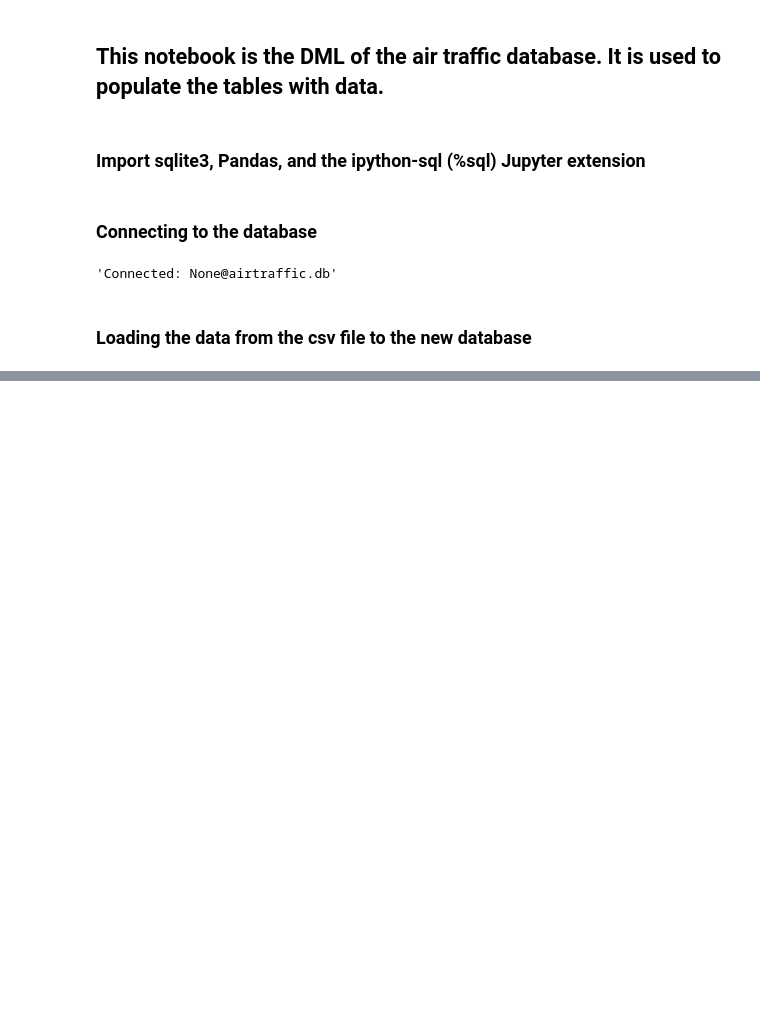
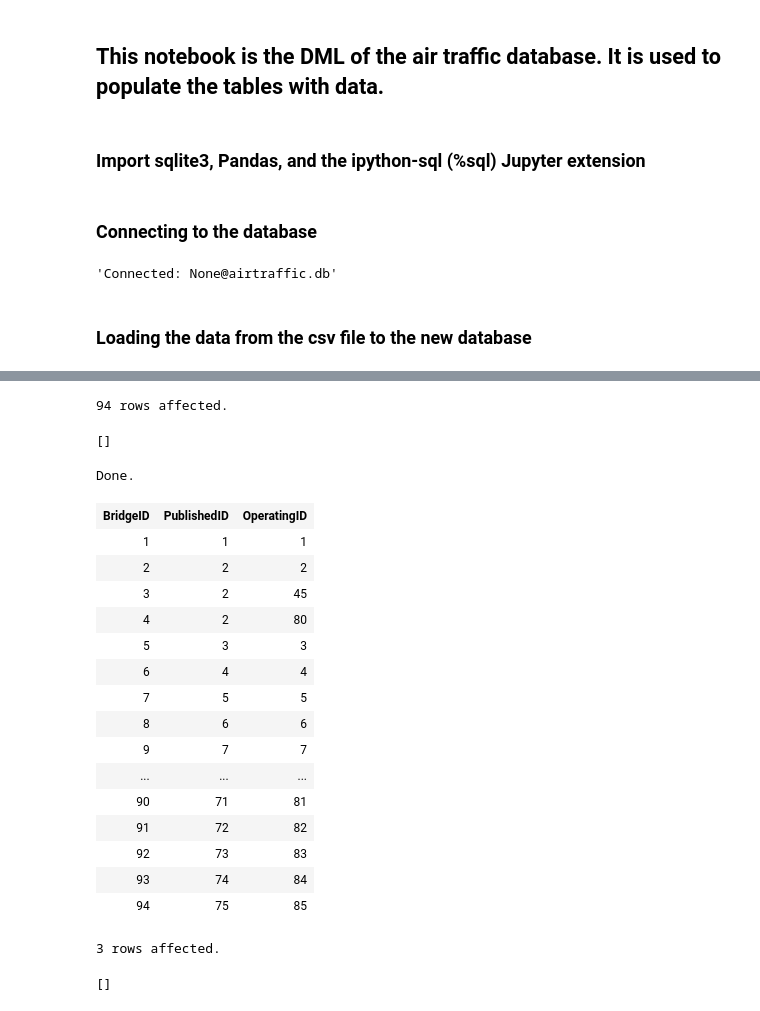
Before and after one commit to fairfield-university-is510-fall2017/final-project-sky-team, a Jupyter notebook: DML.ipynb, the cells around one changed output, grey strips where cells are left out. Saved outputs shown, nothing was run; the diff lists cells and outputs as text; code cells hidden in the pictures; blank space fills up the shorter version.

```diff
--- a/DML.ipynb
+++ b/DML.ipynb
@@ -35,0 +128,39 @@ select * from BRIGEDIMENSION;
+# %%
+%%sql None@airtraffic.db
+Insert into BRIDGEDIMENSION (PublishedID,OperatingID)
+Select distinct PUBLISHEDAIRDIMENSION.PublishedID, OPERATINGAIRDIMENSION.OperatingID
+from  PUBLISHEDAIRDIMENSION JOIN flightdata ON (PUBLISHEDAIRDIMENSION.PublishedAirline = flightdata.PublishedAirline)
+            JOIN OPERATINGAIRDIMENSION ON (flightdata.OperatingAirline = OPERATINGAIRDIMENSION.OperatingAirlineIdentifier);
+# %% [output]
+94 rows affected.
+[]
+# %%
+%%sql
+select *
+from BRIDGEDIMENSION;
+# %% [output]
+Done.
+| BridgeID | PublishedID | OperatingID |
+| 1 | 1 | 1 |
+| 2 | 2 | 2 |
+| 3 | 2 | 45 |
+| 4 | 2 | 80 |
+| 5 | 3 | 3 |
+| 6 | 4 | 4 |
+| 7 | 5 | 5 |
+| 8 | 6 | 6 |
+| 9 | 7 | 7 |
+| ... | ... | ... |
+| 90 | 71 | 81 |
+| 91 | 72 | 82 |
+| 92 | 73 | 83 |
+| 93 | 74 | 84 |
+| 94 | 75 | 85 |
+# %%
+%%sql None@airtraffic.db
+Insert into ACTIVITYDIMENSION (ActivityType)
+Select distinct ActivityTypeCode
+from flightdata;
+# %% [output]
+3 rows affected.
+[]
```
Also changed, not shown: parts of 15 cells of this notebook, 1 other file.
